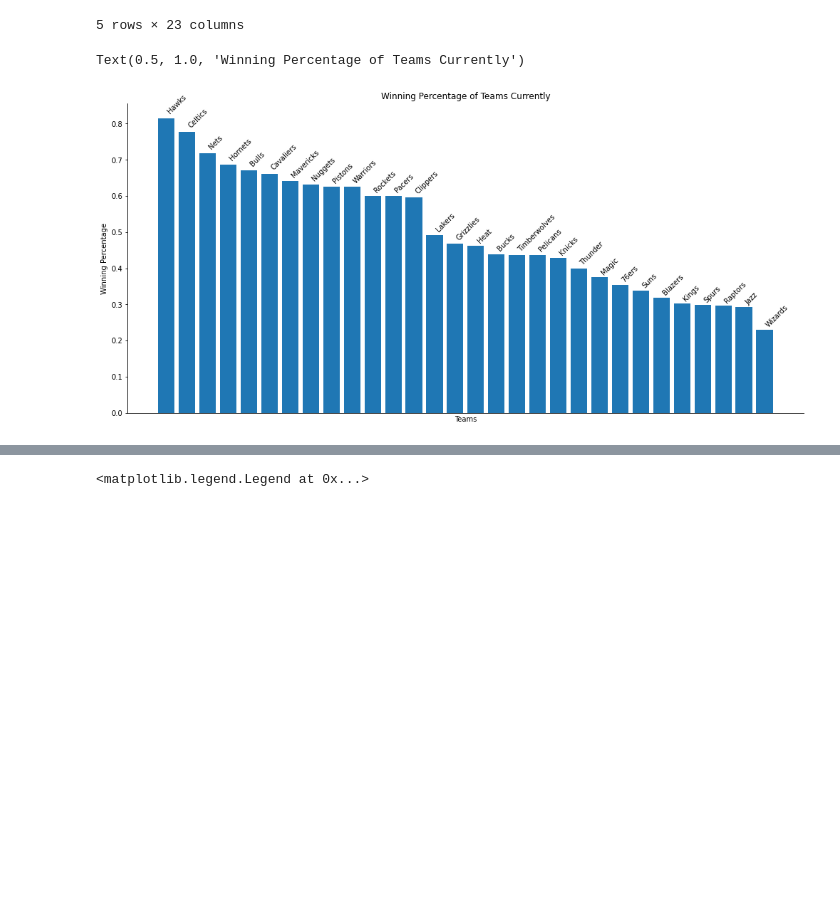
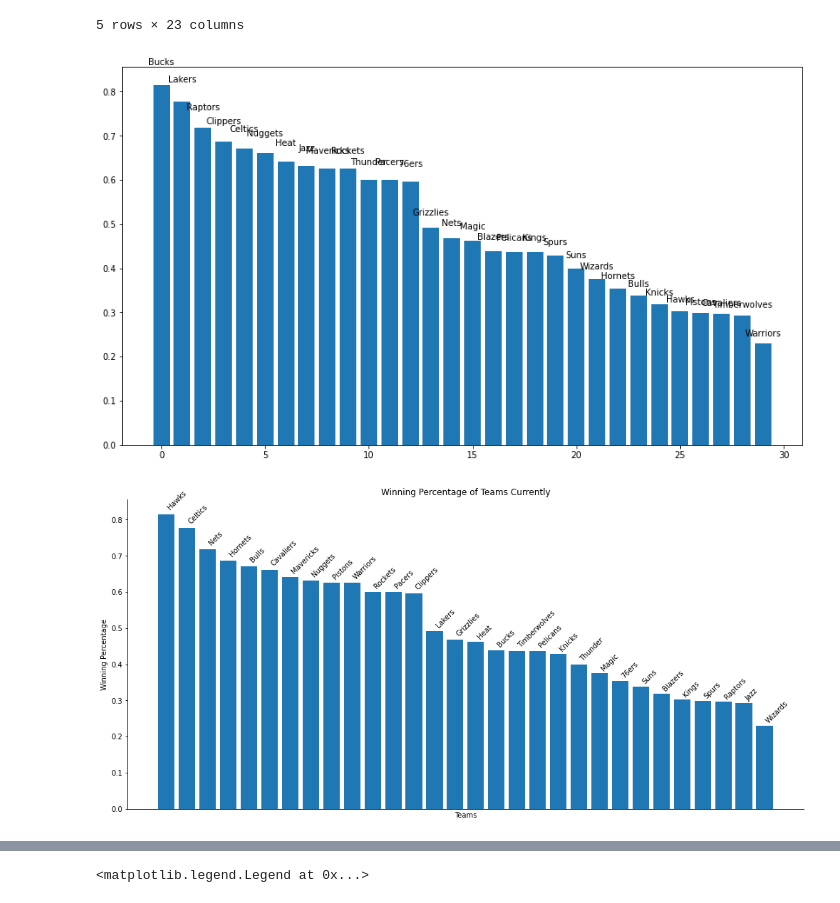
Before and after one commit to cjdunteman/cs320_final, a Jupyter notebook: experimenting.ipynb, the cells around one changed output, grey strips where cells are left out. Cells and saved outputs as stored; diff of their text form; code cells hidden in the pictures; blank space fills up the shorter version.

Commit message:
added peer feedback with graphs

```diff
--- a/experimenting.ipynb
+++ b/experimenting.ipynb
@@ -54,8 +54,27 @@ clean_df["Team"] = standings_clean["Unnamed: 1"]
 clean_df["Nickname"] = standings_clean["Unnamed: 1"].apply(lambda x: x.split()[-1])
 clean_df["Win %"] = standings_clean["Unnamed: 2"].apply(lambda x: x.split("-")[0]).astype(int) / (standings_clean["Unnamed: 2"].apply(lambda x: x.split("-")[0]).astype(int) + standings_clean["Unnamed: 2"].apply(lambda x: x.split("-")[1]).astype(int))
 sort_standings = clean_df.sort_values(by = ["Win %"], ascending = False)
+# %%
+# 1st plot - original
+fig, ax = plt.subplots(figsize = (14,8))
+nickname = standings_df["Unnamed: 1"].apply(lambda x: x.split()[-1])
+record = standings_df["Unnamed: 2"][1:].apply(lambda x: x.split("-")[0]).astype(int) / (standings_df["Unnamed: 2"][1:].apply(lambda x: x.split("-")[0]).astype(int) + standings_df["Unnamed: 2"][1:].apply(lambda x: x.split("-")[1]).astype(int))
+x = list(range(30))
+rects1 = ax.bar(x, record.sort_values(ascending = False))
+def autolabel(rects):
+    count = 1
+    for rect in rects:
+        height = rect.get_height()
+        ax.text(rect.get_x() + rect.get_width()/2., 1.05*height,
+                nickname[count],
+        ha='center', va='bottom')
+        count = count + 1
+autolabel(rects1)
+ax.get_figure().savefig("fig1-before.svg", bbox_inches="tight")
+# %% [output]
+[figure, added]
 # %%
-#1st plot - no requiements fulfilled
+#1st plot - after feedback - no requiements fulfilled
 fig, ax = plt.subplots(figsize = (17,8))
 x = list(range(30))
 rects1 = ax.bar(x, sort_standings["Win %"])
@@ -74,8 +93,9 @@ ax.spines["right"].set_visible(False)
 ax.set_xlabel("Teams")
 ax.set_ylabel("Winning Percentage")
 ax.set_title("Winning Percentage of Teams Currently")
+
+ax.get_figure().savefig("fig1.svg", bbox_inches="tight")
 # %% [output]
-Text(0.5, 1.0, 'Winning Percentage of Teams Currently')
 [figure]
 # %%
 #cleaning
```
Also changed, not shown: parts of 1 cell of this notebook, 5 other files.
